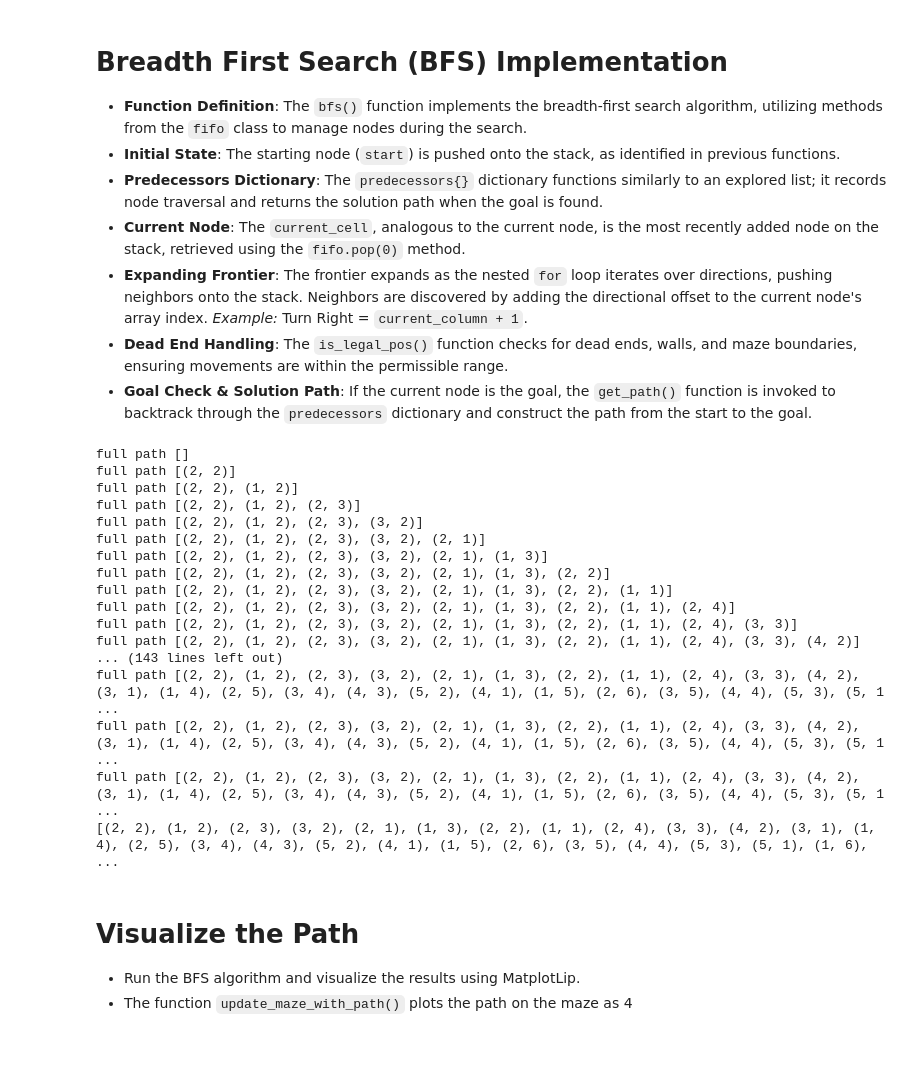
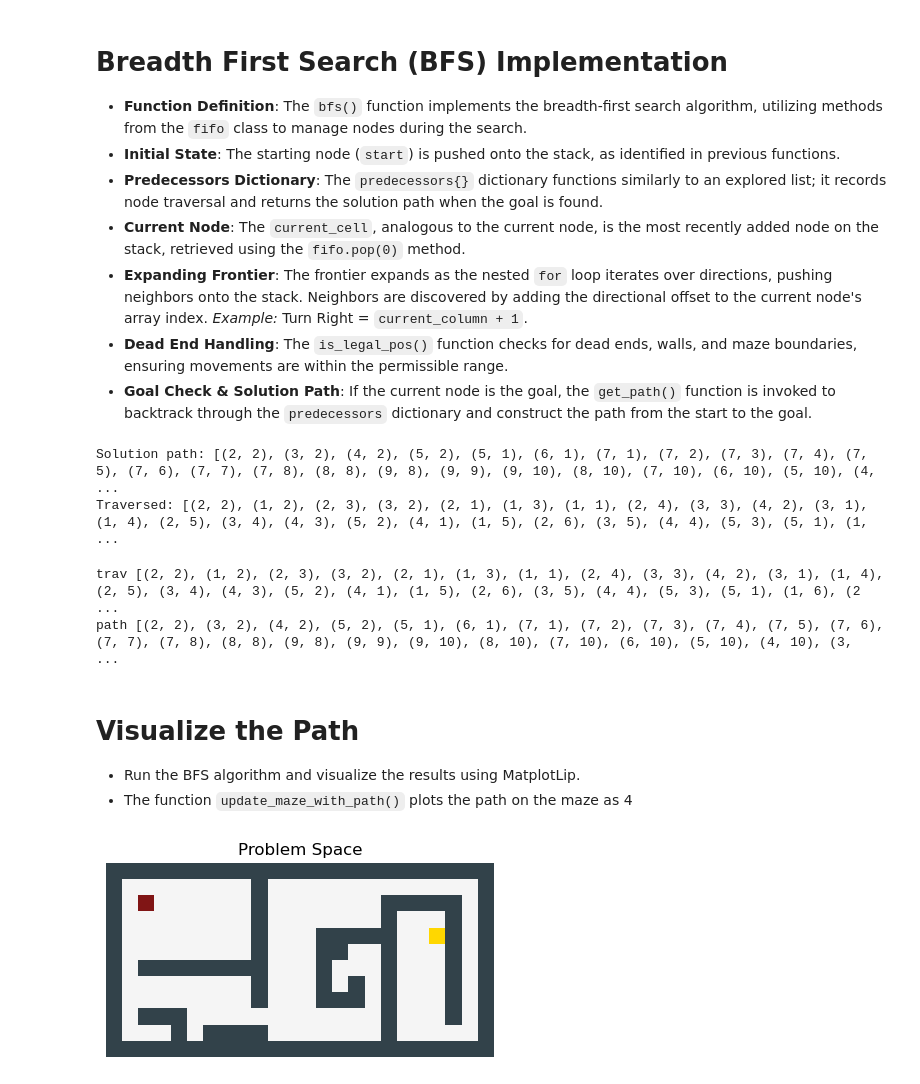
Before and after one commit to Seecougsy/Search-Algorithms, a Jupyter notebook: BFS_Implementation.ipynb, the cells around one changed output. Saved outputs shown, nothing was run; the diff lists cells and outputs as text; code cells hidden in the pictures; blank space fills up the shorter version.

```diff
--- a/BFS_Implementation.ipynb
+++ b/BFS_Implementation.ipynb
@@ -128,4 +99,10 @@ class FIFO:
 - **Expanding Frontier**: The frontier expands as the nested `for` loop iterates over directions, pushing neighbors onto the stack. Neighbors are discovered by adding the directional offset to the current node's array index. *Example:* Turn Right = `current_column + 1`.
 - **Dead End Handling**: The `is_legal_pos()` function checks for dead ends, walls, and maze boundaries, ensuring movements are within the permissible range.
 - **Goal Check & Solution Path**: If the current node is the goal, the `get_path()` function is invoked to backtrack through the `predecessors` dictionary and construct the path from the start to the goal.
+# %%
+solution_path, traversed = bfs(maze, start_point, goal_point)
+print("Solution path:", solution_path,"\nTraversed:", traversed)
+# %% [output]
+Solution path: [(2, 2), (3, 2), (4, 2), (5, 2), (5, 1), (6, 1), (7, 1), (7, 2), (7, 3), (7, 4), (7, 5), (7, 6), (7, 7), (7, 8), (8, 8), (9, 8), (9, 9), (9, 10), (8, 10), (7, 10), (6, 10), (5, 10), (4, ...
+Traversed: [(2, 2), (1, 2), (2, 3), (3, 2), (2, 1), (1, 3), (1, 1), (2, 4), (3, 3), (4, 2), (3, 1), (1, 4), (2, 5), (3, 4), (4, 3), (5, 2), (4, 1), (1, 5), (2, 6), (3, 5), (4, 4), (5, 3), (5, 1), (1,  ...
 # %%
@@ -155,39 +134,17 @@ def bfs(board, start, goal):
 # %%
-# Run the DFS with the loaded maze, startpoint and goal point
-path = bfs(maze, start_point, goal_point)
-print(path)
+# # Run the DFS with the loaded maze, startpoint and goal point
+# path, traversed = bfs(maze, start_point, goal_point)
+# print("trav",traversed)
+# print("path", path)
 # %% [output]
-full path []
-full path [(2, 2)]
-full path [(2, 2), (1, 2)]
-full path [(2, 2), (1, 2), (2, 3)]
-full path [(2, 2), (1, 2), (2, 3), (3, 2)]
-full path [(2, 2), (1, 2), (2, 3), (3, 2), (2, 1)]
-full path [(2, 2), (1, 2), (2, 3), (3, 2), (2, 1), (1, 3)]
-full path [(2, 2), (1, 2), (2, 3), (3, 2), (2, 1), (1, 3), (2, 2)]
-full path [(2, 2), (1, 2), (2, 3), (3, 2), (2, 1), (1, 3), (2, 2), (1, 1)]
-full path [(2, 2), (1, 2), (2, 3), (3, 2), (2, 1), (1, 3), (2, 2), (1, 1), (2, 4)]
-full path [(2, 2), (1, 2), (2, 3), (3, 2), (2, 1), (1, 3), (2, 2), (1, 1), (2, 4), (3, 3)]
-full path [(2, 2), (1, 2), (2, 3), (3, 2), (2, 1), (1, 3), (2, 2), (1, 1), (2, 4), (3, 3), (4, 2)]
-... (143 lines left out)
-full path [(2, 2), (1, 2), (2, 3), (3, 2), (2, 1), (1, 3), (2, 2), (1, 1), (2, 4), (3, 3), (4, 2), (3, 1), (1, 4), (2, 5), (3, 4), (4, 3), (5, 2), (4, 1), (1, 5), (2, 6), (3, 5), (4, 4), (5, 3), (5, 1 ...
-full path [(2, 2), (1, 2), (2, 3), (3, 2), (2, 1), (1, 3), (2, 2), (1, 1), (2, 4), (3, 3), (4, 2), (3, 1), (1, 4), (2, 5), (3, 4), (4, 3), (5, 2), (4, 1), (1, 5), (2, 6), (3, 5), (4, 4), (5, 3), (5, 1 ...
-full path [(2, 2), (1, 2), (2, 3), (3, 2), (2, 1), (1, 3), (2, 2), (1, 1), (2, 4), (3, 3), (4, 2), (3, 1), (1, 4), (2, 5), (3, 4), (4, 3), (5, 2), (4, 1), (1, 5), (2, 6), (3, 5), (4, 4), (5, 3), (5, 1 ...
-[(2, 2), (1, 2), (2, 3), (3, 2), (2, 1), (1, 3), (2, 2), (1, 1), (2, 4), (3, 3), (4, 2), (3, 1), (1, 4), (2, 5), (3, 4), (4, 3), (5, 2), (4, 1), (1, 5), (2, 6), (3, 5), (4, 4), (5, 3), (5, 1), (1, 6), ...
+trav [(2, 2), (1, 2), (2, 3), (3, 2), (2, 1), (1, 3), (1, 1), (2, 4), (3, 3), (4, 2), (3, 1), (1, 4), (2, 5), (3, 4), (4, 3), (5, 2), (4, 1), (1, 5), (2, 6), (3, 5), (4, 4), (5, 3), (5, 1), (1, 6), (2 ...
+path [(2, 2), (3, 2), (4, 2), (5, 2), (5, 1), (6, 1), (7, 1), (7, 2), (7, 3), (7, 4), (7, 5), (7, 6), (7, 7), (7, 8), (8, 8), (9, 8), (9, 9), (9, 10), (8, 10), (7, 10), (6, 10), (5, 10), (4, 10), (3,  ...
 # %% [markdown]
 # Visualize the Path
 - Run the BFS algorithm and visualize the results using MatplotLip.
 - The function `update_maze_with_path()` plots the path on the maze as 4
 # %%
-from matplotlib.colors import ListedColormap, Normalize
-
-def plot_maze(maze, title="Maze"):
-    colors = ['#F5F5F5', '#32424A', '#801515', '#27566B', '#55AA55']  # Background, walls, start, end, path
-    cmap = ListedColormap(colors)
-    norm = Normalize(vmin=0, vmax=len(colors) - 1)
-    fig, ax = plt.subplots(figsize=(5, 5))
-    ax.imshow(maze, cmap=cmap, norm=norm)
-    ax.set_title(title)
-    ax.set_axis_off()
-    plt.show()
+plot_maze(maze, "Problem Space")
+# %% [output]
+[figure, added]
 # %%
```
Also changed, not shown: parts of 13 cells of this notebook, 4 other files.
